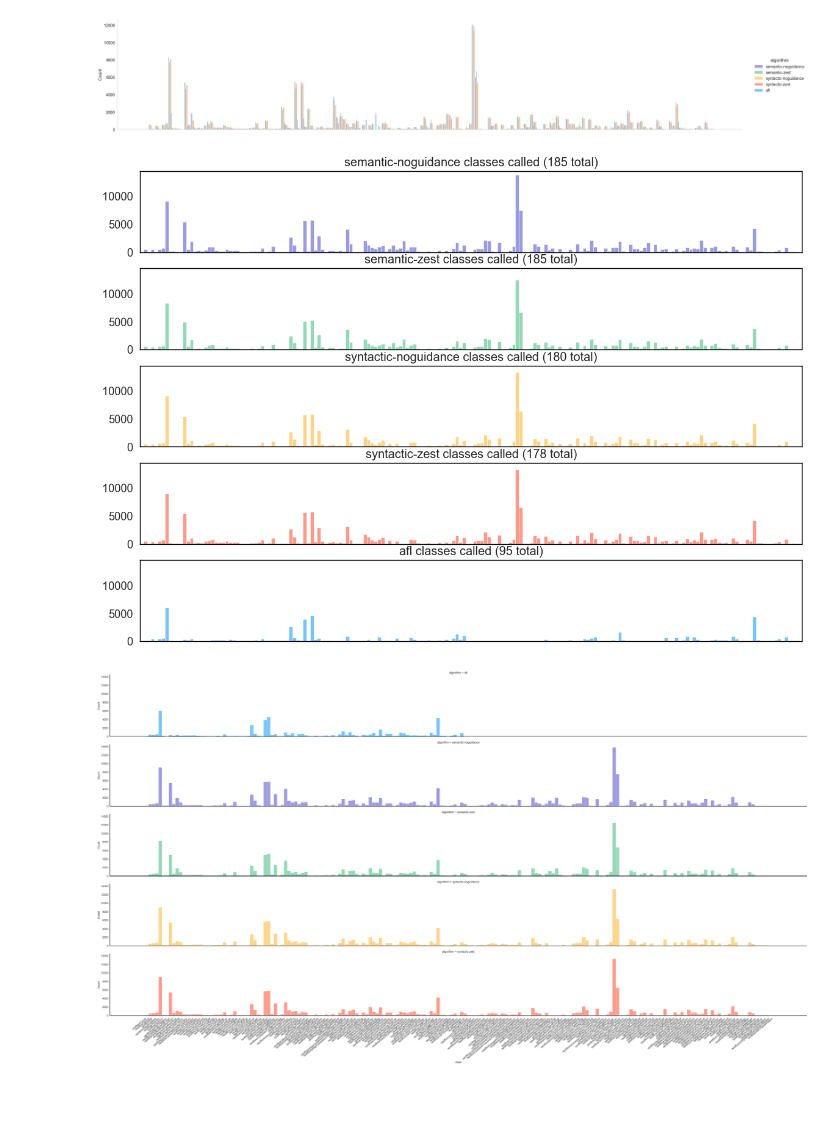
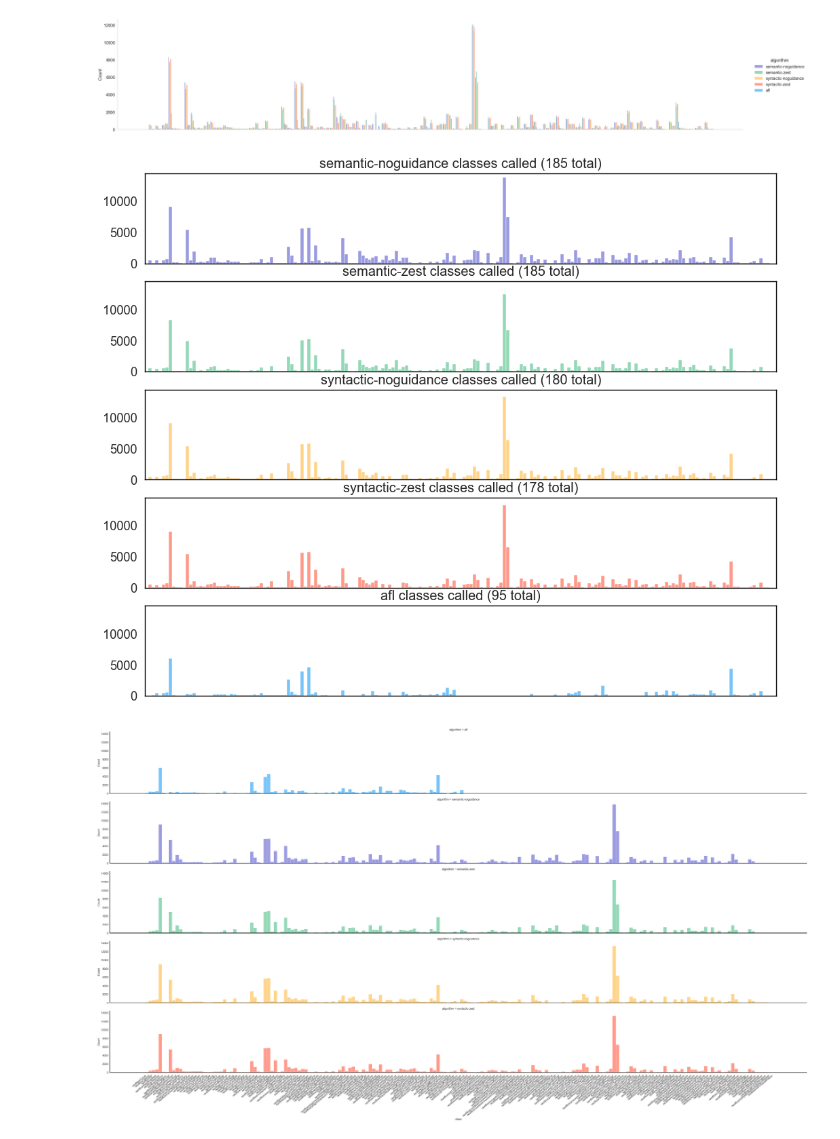
Before and after one commit to schemmea/growe, a Jupyter notebook: scripts/data-processing/py/coverage_logs_processing.ipynb, the cells around one changed output. Saved outputs shown, nothing was run; the diff lists cells and outputs as text; code cells hidden in the pictures; blank space fills up the shorter version.

Commit message:
graphs

```diff
--- a/scripts/data-processing/py/coverage_logs_processing.ipynb
+++ b/scripts/data-processing/py/coverage_logs_processing.ipynb
@@ -163,23 +163,23 @@ plot.set(xlabel=None)
 # %%
 i=0
 plt.rcParams.update({'axes.edgecolor': 'black', 'axes.linewidth': 1,
                      'axes.grid': False, 'grid.linestyle': '--'})
-ll , ax = plt.subplots(5,1, sharey=True, sharex=True, figsize=(14,10))
+ll , ax = plt.subplots(5,1, sharey=True, sharex=True, figsize=(12,10))
 sorted_cov=cov_all_data.sort_values(by=['clazz'])
 for algo in ALGORITHM:
     algodata= sorted_cov[sorted_cov['algorithm']==algo]
     plot = sns.histplot(algodata["clazz"], color=colors[i], ax=ax[i])
     c = len(algodata['clazz'].value_counts())
     plot.set(xticklabels=[])
     plot.set(xlabel=None)
     plot.set(ylabel=None)
 
     plot.margins(x=0)
     plot.set_title(f'{algo} classes called ({c} total)')
     i+=1
 ll.savefig(f'{pdf_dir}/classes_called.pdf',bbox_inches = 'tight', pad_inches = 0.1)
 # %% [output]
-[figure, old version]
+[figure, new version]
 # %%
 
 sorted_val_cov=cov_all_data.sort_values(by=['clazz'])
```
Also changed, not shown: parts of 1 cell of this notebook, 4 other files.
